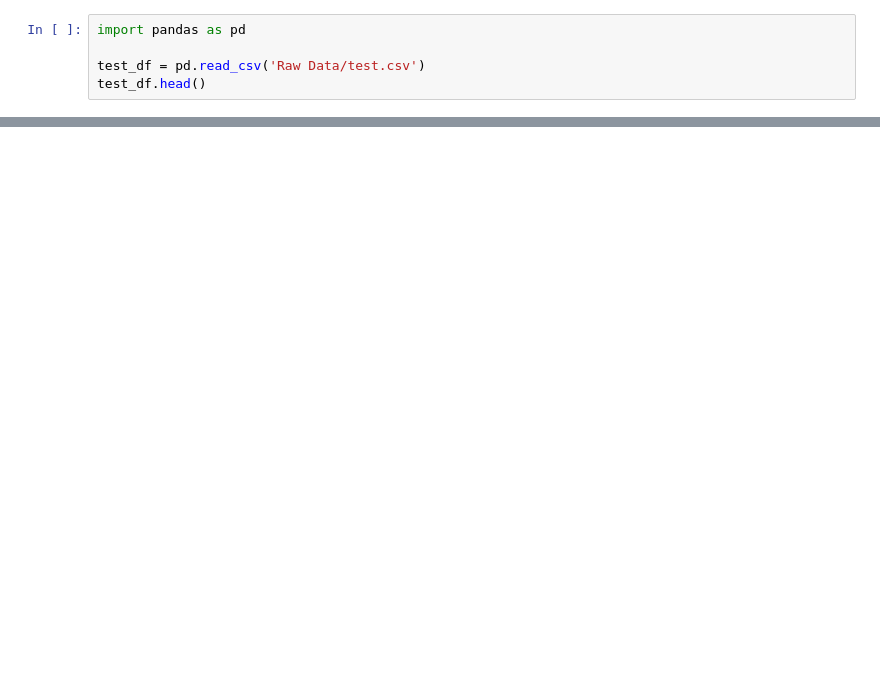
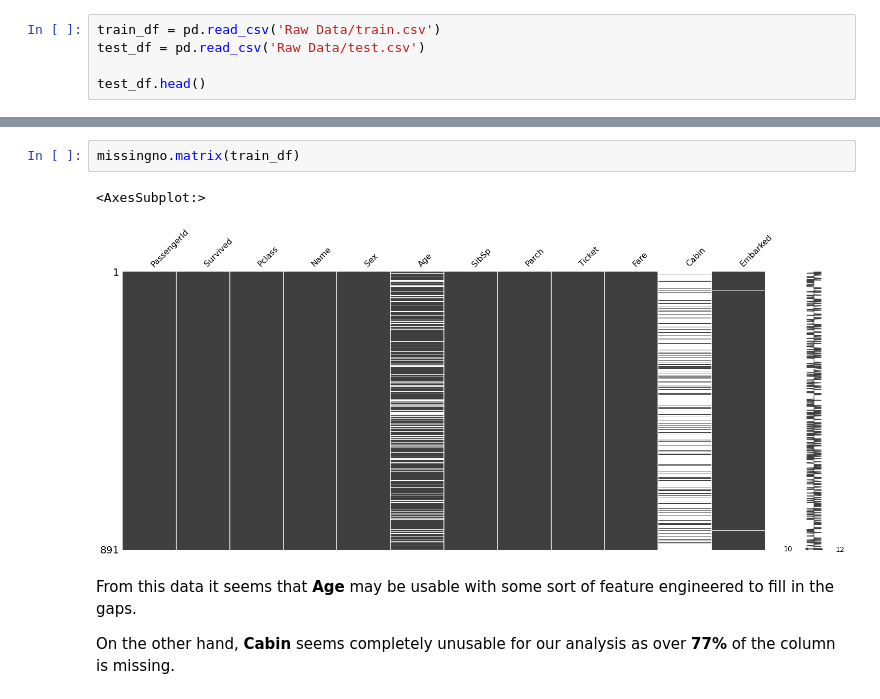
Before and after one commit to Raulrve/Final_Project_CIS, a Jupyter notebook: TitanicNotebook.ipynb, the cells around one changed output, grey strips where cells are left out. Drawn from its saved outputs; the diff is of its cells as text; blank space fills up the shorter version.

Commit message:
Added Data Observations and some visuals

```diff
--- a/TitanicNotebook.ipynb
+++ b/TitanicNotebook.ipynb
@@ -1,7 +36,7 @@
 # %%
-import pandas as pd
+train_df = pd.read_csv('Raw Data/train.csv')
+test_df = pd.read_csv('Raw Data/test.csv')
 
-test_df = pd.read_csv('Raw Data/test.csv')
 test_df.head()
 # %% [output]
 |  | PassengerId | Pclass | Name | Sex | Age | SibSp | Parch | Ticket | Fare | Cabin | ... |
@@ -15,0 +124,9 @@ Tits
+# %%
+missingno.matrix(train_df)
+# %% [output]
+<AxesSubplot:>
+[figure, added]
+# %% [markdown]
+From this data it seems that **Age** may be usable with some sort of feature engineered to fill in the gaps.
+
+On the other hand, **Cabin** seems completely unusable for our analysis as over **77%** of the column is missing.
```
Also changed, not shown: parts of 8 cells of this notebook.
